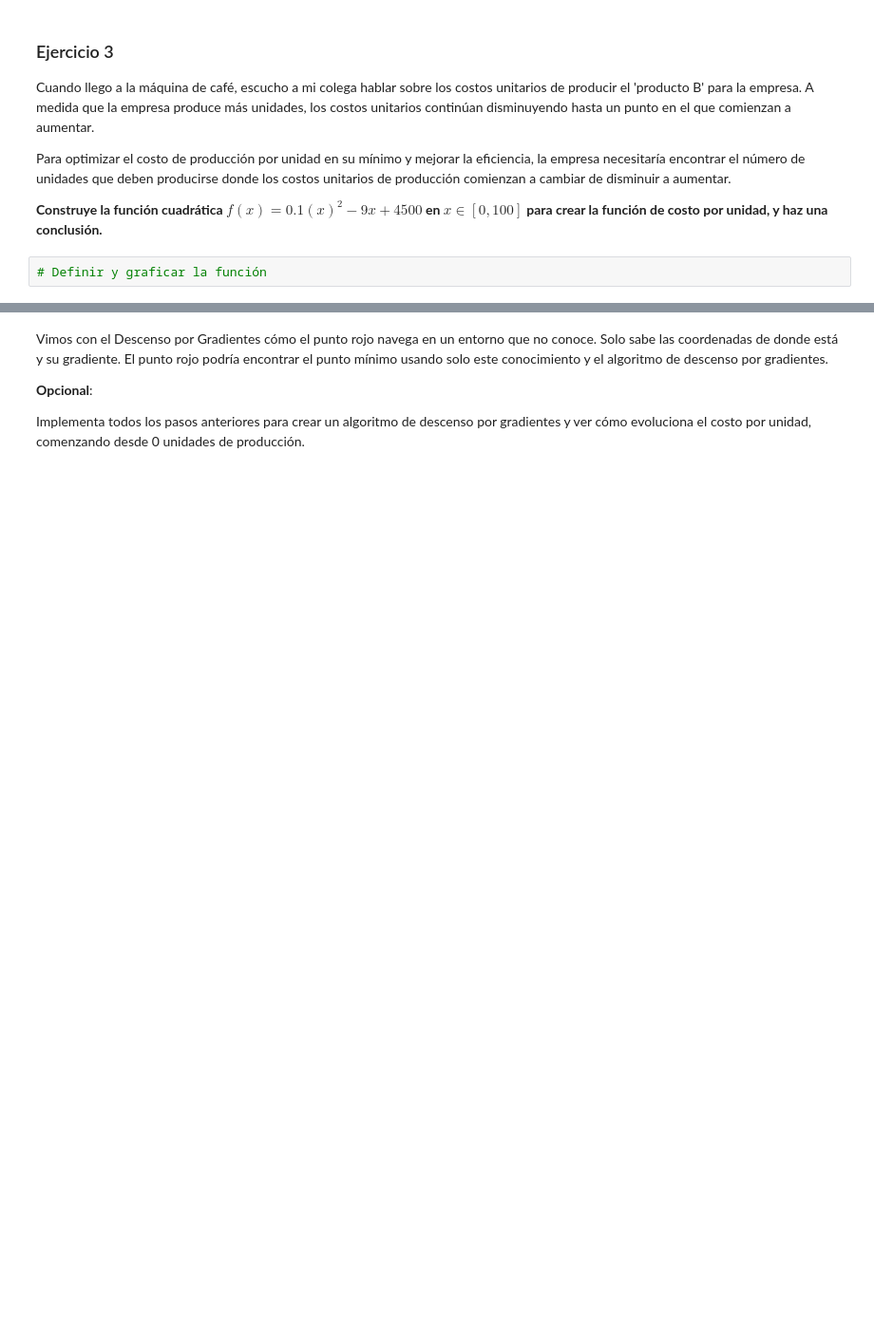
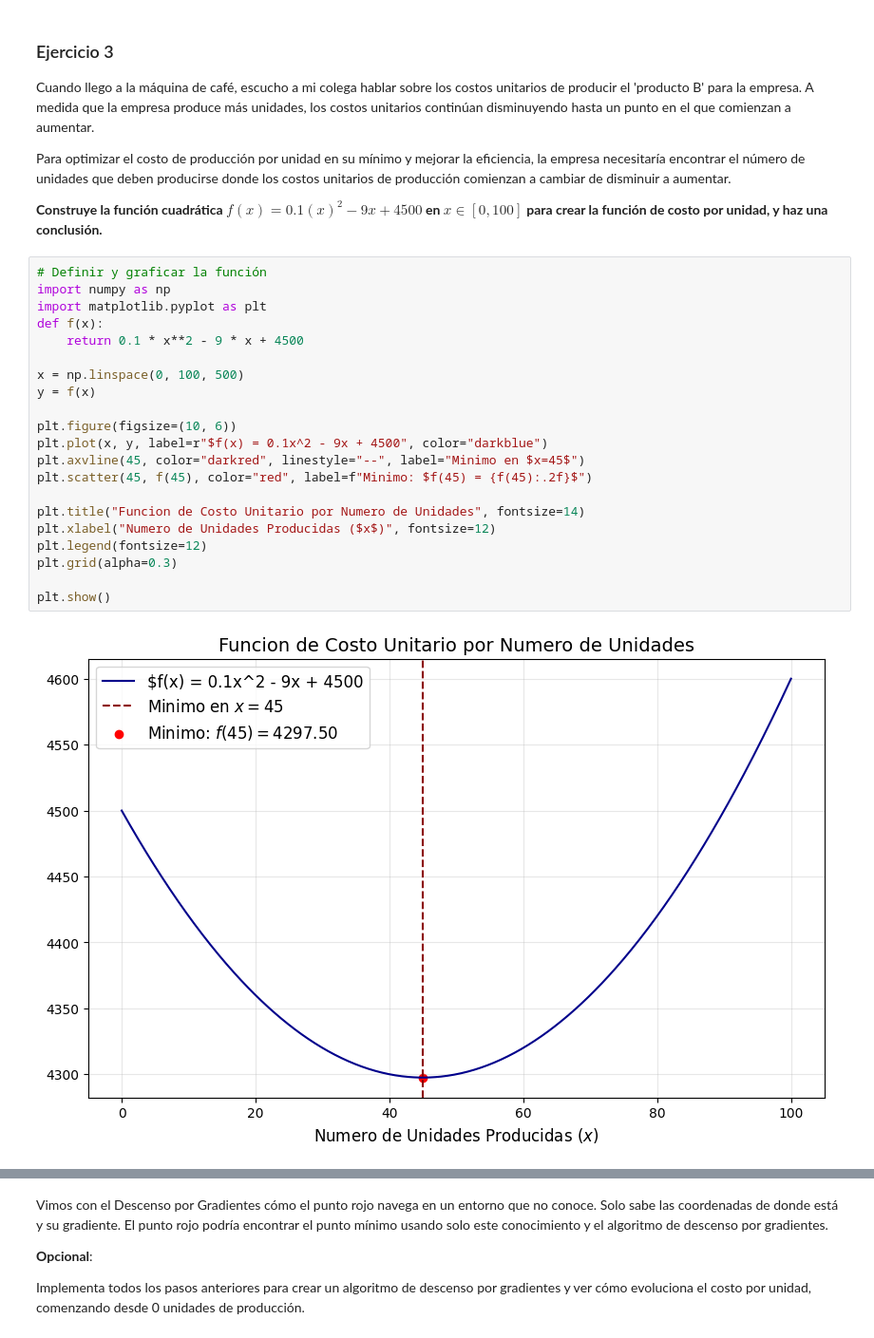
Before and after one commit to Kevarci/calculus-and-algebra-problems-with-python, a Jupyter notebook: notebook/problems.es.ipynb, the cells around one changed output, grey strips where cells are left out. Shown at 95% size. Saved outputs shown, nothing was run; the diff lists cells and outputs as text; blank space fills up the shorter version.

```diff
--- a/notebook/problems.es.ipynb
+++ b/notebook/problems.es.ipynb
@@ -287,3 +286,24 @@ Para optimizar el costo de producción por unidad en su mínimo y mejorar la efi
 **Construye la función cuadrática $f(x)=0.1(x)^2−9x +4500$ en $x∈[0,100]$ para crear la función de costo por unidad, y haz una conclusión.**
 # %%
 # Definir y graficar la función
+import numpy as np
+import matplotlib.pyplot as plt
+def f(x):
+    return 0.1 * x**2 - 9 * x + 4500
+
+x = np.linspace(0, 100, 500)
+y = f(x)
+
+plt.figure(figsize=(10, 6))
+plt.plot(x, y, label=r"$f(x) = 0.1x^2 - 9x + 4500", color="darkblue")
+plt.axvline(45, color="darkred", linestyle="--", label="Minimo en $x=45$")
+plt.scatter(45, f(45), color="red", label=f"Minimo: $f(45) = {f(45):.2f}$")
+
+plt.title("Funcion de Costo Unitario por Numero de Unidades", fontsize=14)
+plt.xlabel("Numero de Unidades Producidas ($x$)", fontsize=12)
+plt.legend(fontsize=12)
+plt.grid(alpha=0.3)
+
+plt.show()
+# %% [output]
+[figure, added]
```
Also changed, not shown: parts of 8 cells of this notebook.
